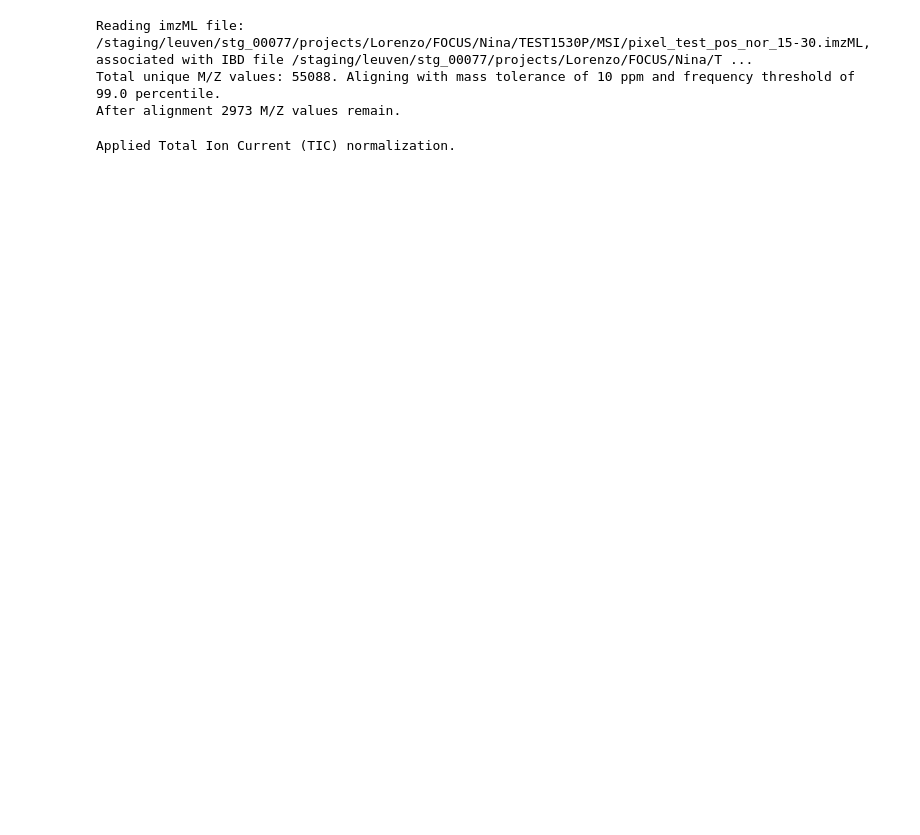
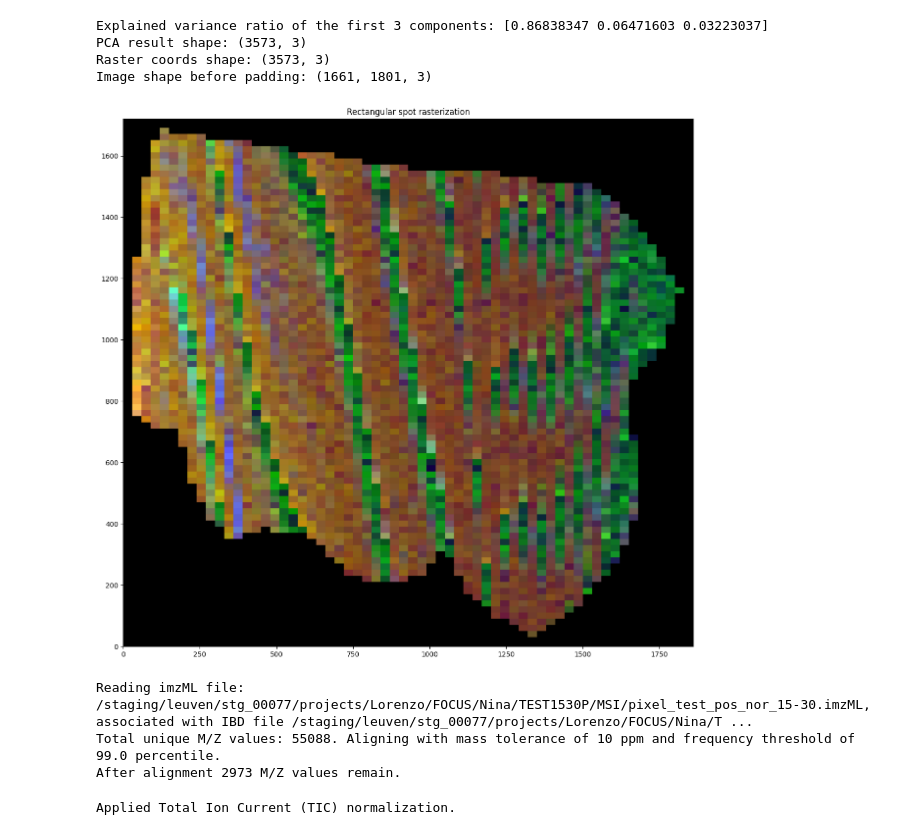
Before and after one commit to sifrimlab/FOCUS, a Jupyter notebook: notebooks/explore_msi.ipynb, the cells around one changed output. Saved outputs shown, nothing was run; the diff lists cells and outputs as text; code cells hidden in the pictures; blank space fills up the shorter version.

```diff
--- a/notebooks/explore_msi.ipynb
+++ b/notebooks/explore_msi.ipynb
@@ -19,0 +29,30 @@ OUTPUT_PATH =  os.path.join(PATH, SAMPLE_ID, 'preprocessing', MODALITY_NAME)
+# %%
+from sklearn.decomposition import PCA, NMF
+
+def visualize(intensities: np.ndarray, raster_coords: np.ndarray):
+
+	# Compute the PCA of the intensities
+	pca = PCA(n_components=3)
+	intensities = pca.fit_transform(intensities)
+
+	# Normalize the PCA result to [0, 255] for visualization (each channel separately)
+	intensities[:, 0] = (intensities[:, 0] - np.min(intensities[:, 0])) / (np.max(intensities[:, 0]) - np.min(intensities[:, 0]))
+	intensities[:, 1] = (intensities[:, 1] - np.min(intensities[:, 1])) / (np.max(intensities[:, 1]) - np.min(intensities[:, 1]))
+	intensities[:, 2] = (intensities[:, 2] - np.min(intensities[:, 2])) / (np.max(intensities[:, 2]) - np.min(intensities[:, 2]))
+
+
+
+	img = np.zeros((raster_coords[:,:,1].max()+1, raster_coords[:,:,0].max()+1, 3), dtype=np.uint8)
+	for index, ((x1, y1), (x2, y2)) in enumerate(raster_coords):
+		img[y1:y2, x1:x2] = intensities[index]
+
+
+	# Add 30 pixel padding around the image
+	pad_width = 30
+	img = np.pad(img, ((pad_width, pad_width), (pad_width, pad_width), (0, 0)), mode='constant', constant_values=0)
+
+	# Display the image
+	plt.figure(figsize=(15,15))
+	plt.imshow(img, cmap='gray', origin='lower')
+	plt.title("Rectangular spot rasterization")
+	plt.show()
@@ -20,2 +63,13 @@ OUTPUT_PATH =  os.path.join(PATH, SAMPLE_ID, 'preprocessing', MODALITY_NAME)
+# %%
+# Load the processed data
+adata = ad.read_h5ad("/staging/leuven/stg_00077/projects/Lorenzo/FOCUS/Nina/TEST1530/preprocessing/MSI/TEST1530_MSI_processed.h5ad")
+# %%
+visualize(adata.X, adata.obsm['raster_coordinates'])
+# %% [output]
+Explained variance ratio of the first 3 components: [0.86838347 0.06471603 0.03223037]
+PCA result shape: (3573, 3)
+Raster coords shape: (3573, 3)
+Image shape before padding: (1661, 1801, 3)
+[figure, added]
 # %%
 lipidomics.preprocess_lipidomics(
```
Also changed, not shown: parts of 11 cells of this notebook, 2 other files.
